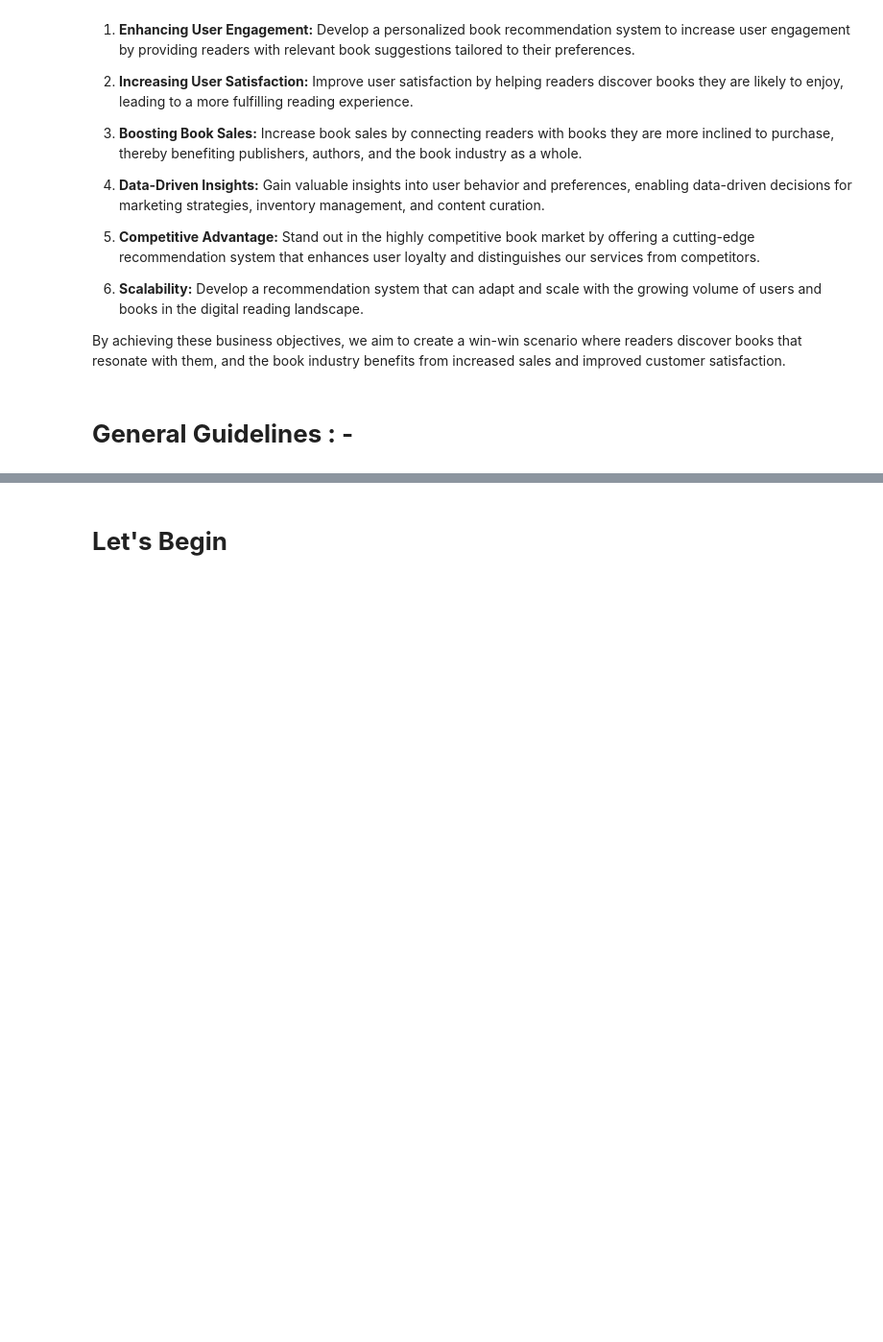
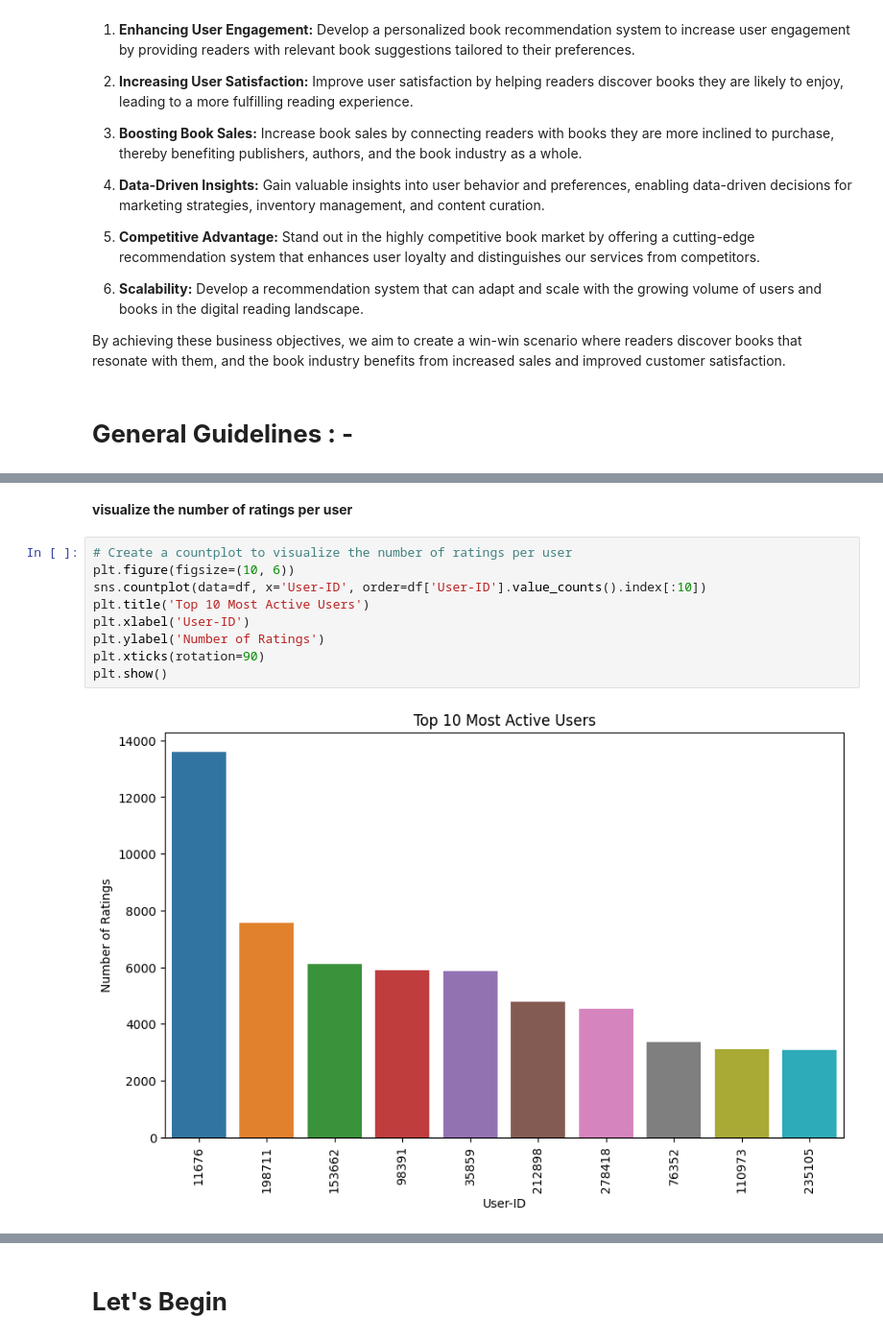
Before and after one commit to marellapujitha/DevOps, a Jupyter notebook: Book_Recommendation_System.ipynb, the cells around one changed output, grey strips where cells are left out. Shown at 96% size. Saved outputs shown, nothing was run; the diff lists cells and outputs as text; blank space fills up the shorter version.

```diff
--- a/Book_Recommendation_System.ipynb
+++ b/Book_Recommendation_System.ipynb
@@ -101,0 +147,13 @@ code
+# %% [markdown]
+**visualize the number of ratings per user**
+# %%
+# Create a countplot to visualize the number of ratings per user
+plt.figure(figsize=(10, 6))
+sns.countplot(data=df, x='User-ID', order=df['User-ID'].value_counts().index[:10])
+plt.title('Top 10 Most Active Users')
+plt.xlabel('User-ID')
+plt.ylabel('Number of Ratings')
+plt.xticks(rotation=90)
+plt.show()
+# %% [output]
+[figure, added]
```
Also changed, not shown: parts of 25 cells of this notebook.
